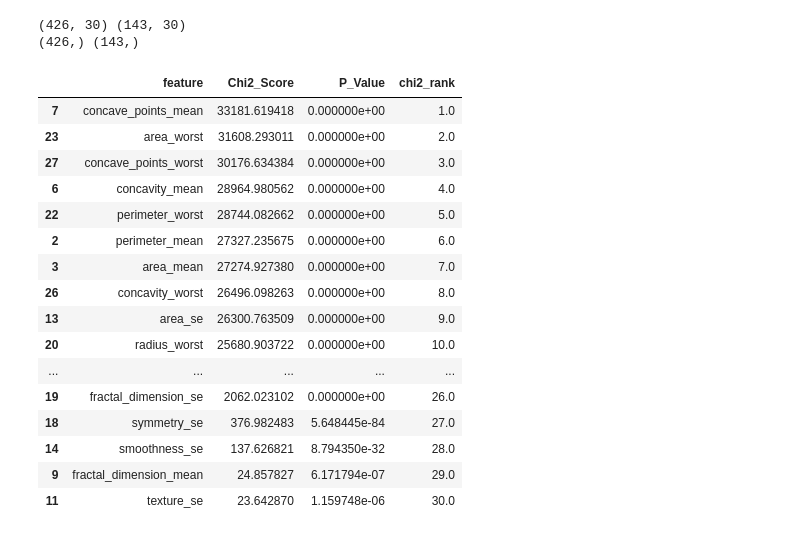
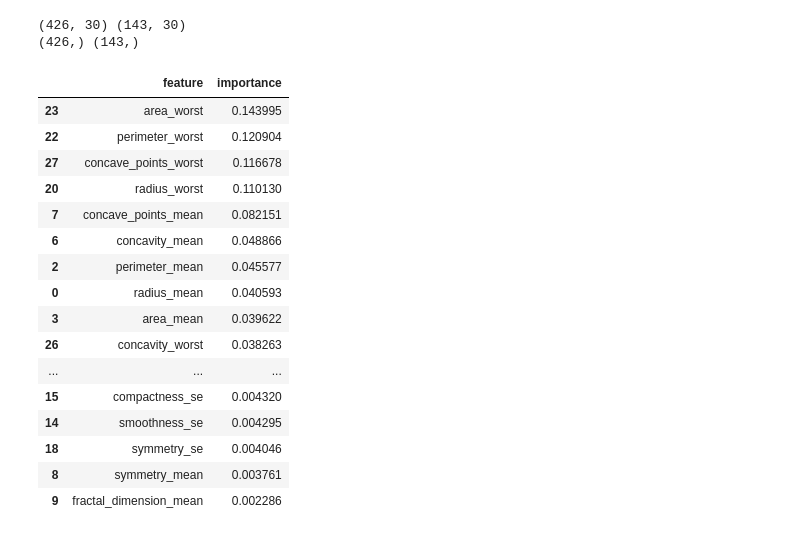
Before and after one commit to HimeshiS/Team5_Breast_Cancer_Wisconsin, a Jupyter notebook: experiments/workings.ipynb, the cells around one changed output. Drawn from its saved outputs; the diff is of its cells as text; code cells hidden in the pictures.

```diff
--- a/experiments/workings.ipynb
+++ b/experiments/workings.ipynb
@@ -66,50 +63,40 @@ print(Y_train.shape, Y_test.shape)
 # %% [output]
 (426, 30) (143, 30)
 (426,) (143,)
-# %%
-# As part of our analysis we will need a metric to decide which feature to select in case other metrics (e.g. accuracy produces equal results)
-# Therefore, we suggest to use Chi-square test to select features based on their statistical significance relative to the target variable
-
-le = LabelEncoder()
-# Apply Label Encoding to each column in your dataset if necessary
-for column in standardized_cancer.columns:
-    standardized_cancer[column] = le.fit_transform(standardized_cancer[column])
-
-# Assuming 'X' contains your features and 'y' is your target variable
-chi2_selector = SelectKBest(chi2, k='all')  # k='all' to compute scores for all features
-chi2_selector.fit(standardized_cancer, y)
-
-# Get Chi-square scores and p-values
-chi2_scores = chi2_selector.scores_
-p_values = chi2_selector.pvalues_
-
-# Creating a DataFrame to summarize scores and p-values
-chi2_results = pd.DataFrame({"feature": standardized_cancer.columns, "Chi2_Score": chi2_scores, "P_Value": p_values})
-# Sort features by score or p-value
-# significant_features = chi2_results[chi2_results["P_Value"] < 0.05].sort_values(by="Chi2_Score", ascending=False)
-
-# print(significant_features)
-chi2_results['chi2_rank'] = chi2_results['Chi2_Score'].rank(ascending=False)
-chi2_results = chi2_results.sort_values(by='chi2_rank', ascending=True)
-chi2_results
-# %% [output]
-|  | feature | Chi2_Score | P_Value | chi2_rank |
-| 7 | concave_points_mean | 33181.619418 | 0.000000e+00 | 1.0 |
-| 23 | area_worst | 31608.293011 | 0.000000e+00 | 2.0 |
-| 27 | concave_points_worst | 30176.634384 | 0.000000e+00 | 3.0 |
-| 6 | concavity_mean | 28964.980562 | 0.000000e+00 | 4.0 |
-| 22 | perimeter_worst | 28744.082662 | 0.000000e+00 | 5.0 |
-| 2 | perimeter_mean | 27327.235675 | 0.000000e+00 | 6.0 |
-| 3 | area_mean | 27274.927380 | 0.000000e+00 | 7.0 |
-| 26 | concavity_worst | 26496.098263 | 0.000000e+00 | 8.0 |
-| 13 | area_se | 26300.763509 | 0.000000e+00 | 9.0 |
-| 20 | radius_worst | 25680.903722 | 0.000000e+00 | 10.0 |
-| ... | ... | ... | ... | ... |
-| 19 | fractal_dimension_se | 2062.023102 | 0.000000e+00 | 26.0 |
-| 18 | symmetry_se | 376.982483 | 5.648445e-84 | 27.0 |
-| 14 | smoothness_se | 137.626821 | 8.794350e-32 | 28.0 |
-| 9 | fractal_dimension_mean | 24.857827 | 6.171794e-07 | 29.0 |
-| 11 | texture_se | 23.642870 | 1.159748e-06 | 30.0 |
+# %%
+# As part of our analysis we will need a metric to decide which feature to select in case other metrics (e.g. accuracy produces equal results)
+# Therefore, we suggest to use Random Forest model to select features based on their statistical significance relative to the target variable (great for continuous variables).
+# Higher Importance values indicate greater importance, but they don't imply a direct effect size.
+
+model = RandomForestClassifier()
+model.fit(standardized_cancer, y)
+feature_importances = model.feature_importances_
+feature_importances
+
+rf_importance_results = pd.DataFrame({
+    'feature': standardized_cancer.columns,
+    'importance': feature_importances
+}).sort_values(by='importance', ascending=False)
+
+rf_importance_results
+# %% [output]
+|  | feature | importance |
+| 23 | area_worst | 0.143995 |
+| 22 | perimeter_worst | 0.120904 |
+| 27 | concave_points_worst | 0.116678 |
+| 20 | radius_worst | 0.110130 |
+| 7 | concave_points_mean | 0.082151 |
+| 6 | concavity_mean | 0.048866 |
+| 2 | perimeter_mean | 0.045577 |
+| 0 | radius_mean | 0.040593 |
+| 3 | area_mean | 0.039622 |
+| 26 | concavity_worst | 0.038263 |
+| ... | ... | ... |
+| 15 | compactness_se | 0.004320 |
+| 14 | smoothness_se | 0.004295 |
+| 18 | symmetry_se | 0.004046 |
+| 8 | symmetry_mean | 0.003761 |
+| 9 | fractal_dimension_mean | 0.002286 |
 # %%
 # 1) We suggest to follow the Forward Feature Selection method to make the decision on the most important features.
 # 2) The general idea is to iteratively add features based on the KNN method performance (we'll be optimizing accuracy).
```
Also changed, not shown: parts of 4 cells of this notebook.
